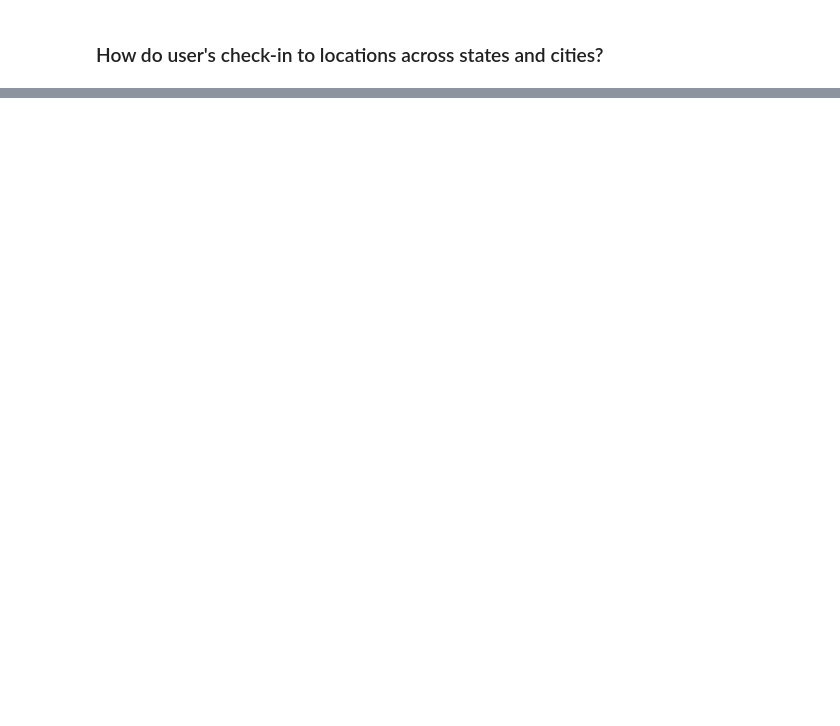
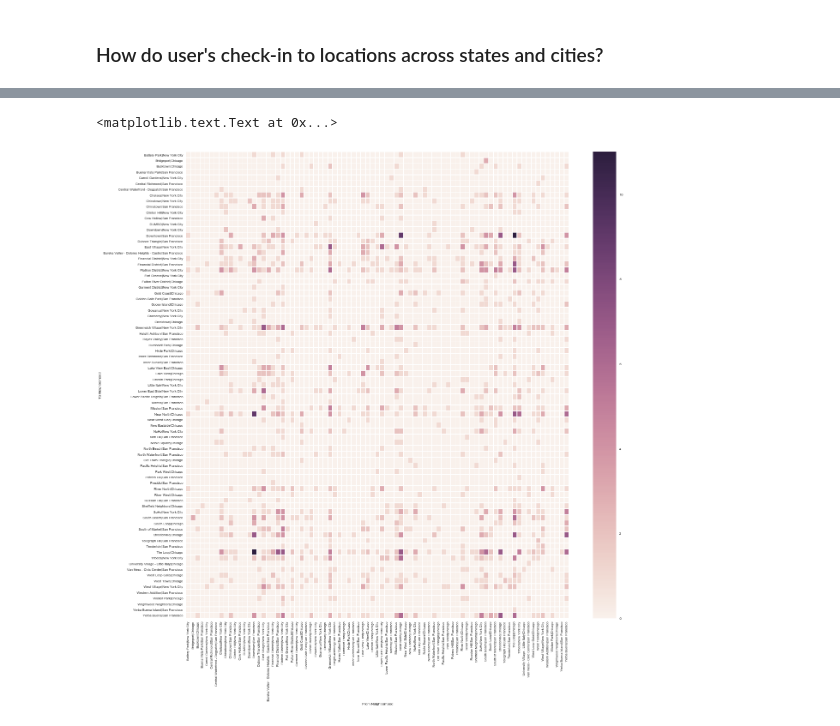
Before and after one commit to gotjennie/foursquaredataproject, a Jupyter notebook: foursquare-exploration-kapil.ipynb, the cells around one changed output, grey strips where cells are left out. Cells and saved outputs as stored; diff of their text form; code cells hidden in the pictures; blank space fills up the shorter version.

Commit message:
neighborhood level comparison

```diff
--- a/foursquare-exploration-kapil.ipynb
+++ b/foursquare-exploration-kapil.ipynb
@@ -324,0 +436,10 @@ Name: unique_location_count, dtype: float64
+# %%
+neighborhoods_byuser = pd.DataFrame({'count' : neighborhood_df.groupby(['user_id', 'venue_category', 'city', 'neighborhood']).size()}).reset_index()
+neighborhoods_byuser['unique_neighborhood'] = neighborhoods_byuser['neighborhood'] + '|' + neighborhoods_byuser['city']
+# %%
+neighborhood_list_byuser = pd.DataFrame({'neighborhood_list' : neighborhoods_byuser.groupby(['user_id', 'venue_category'])['unique_neighborhood'].unique(),
+                                         'neighborhood_count' : neighborhoods_byuser.groupby(['user_id', 'venue_category'])['unique_neighborhood'].nunique(),
+                                         'city_list' : neighborhoods_byuser.groupby(['user_id', 'venue_category'])['city'].unique(),
+                                         'city_count' : neighborhoods_byuser.groupby(['user_id', 'venue_category'])['city'].nunique()}).reset_index()
+neighborhood_list_byuser = neighborhood_list_byuser.sort_values('city_count', ascending=False)
+neighborhood_list_byuser = neighborhood_list_byuser[neighborhood_list_byuser['city_count'] > 1]
@@ -324,0 +467,38 @@ Name: unique_location_count, dtype: float64
+# %%
+# create matrix of neighborhood similarity
+# increase similarity if user has been to same venue in multiple neighborhoods
+
+# create adj matrix to hold everything
+unique_neighborhoods = np.unique(np.concatenate(list(neighborhood_list_byuser['neighborhood_list'])))
+adj_matrix = [[0 for x in unique_neighborhoods] for y in unique_neighborhoods]
+
+# create index lookup table
+neighborhood_indicies = {}
+
+count = 0
+for i in unique_neighborhoods:
+    neighborhood_indicies[i] = count
+    count +=1
+
+# iterate through checkins by user by city
+for index, row in neighborhood_list_byuser.iterrows():
+    for i in row['neighborhood_list']:
+        for j in row['neighborhood_list']:
+            if i == j:
+                continue
+            else:
+                adj_matrix[neighborhood_indicies[i]][neighborhood_indicies[j]] += 1
+# %%
+np_adj_matrix = np.matrix(adj_matrix)
+tick_labels = unique_neighborhoods
+
+fig, ax = plt.subplots(figsize=(20, 20));
+sns.despine();
+sns.set(font_scale=0.8)
+state_graph_heatmap = sns.heatmap(np_adj_matrix, linewidths=.5, xticklabels=tick_labels, yticklabels=tick_labels)
+state_graph_heatmap.set_xlabel('From Neighborhood')
+state_graph_heatmap.set_ylabel('To Neighborhood')
+state_graph_heatmap.set_title('')
+# %% [output]
+<matplotlib.text.Text at 0x...>
+[figure, added]
```
Also changed, not shown: parts of 32 cells of this notebook.
